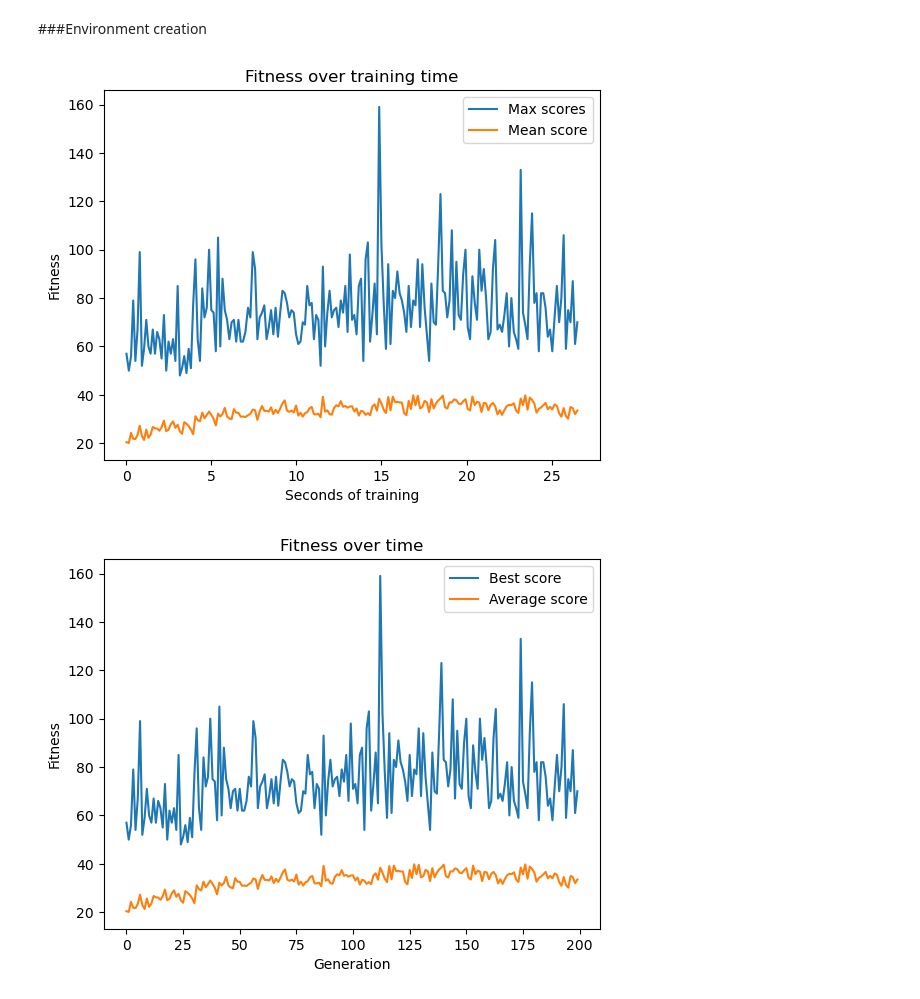
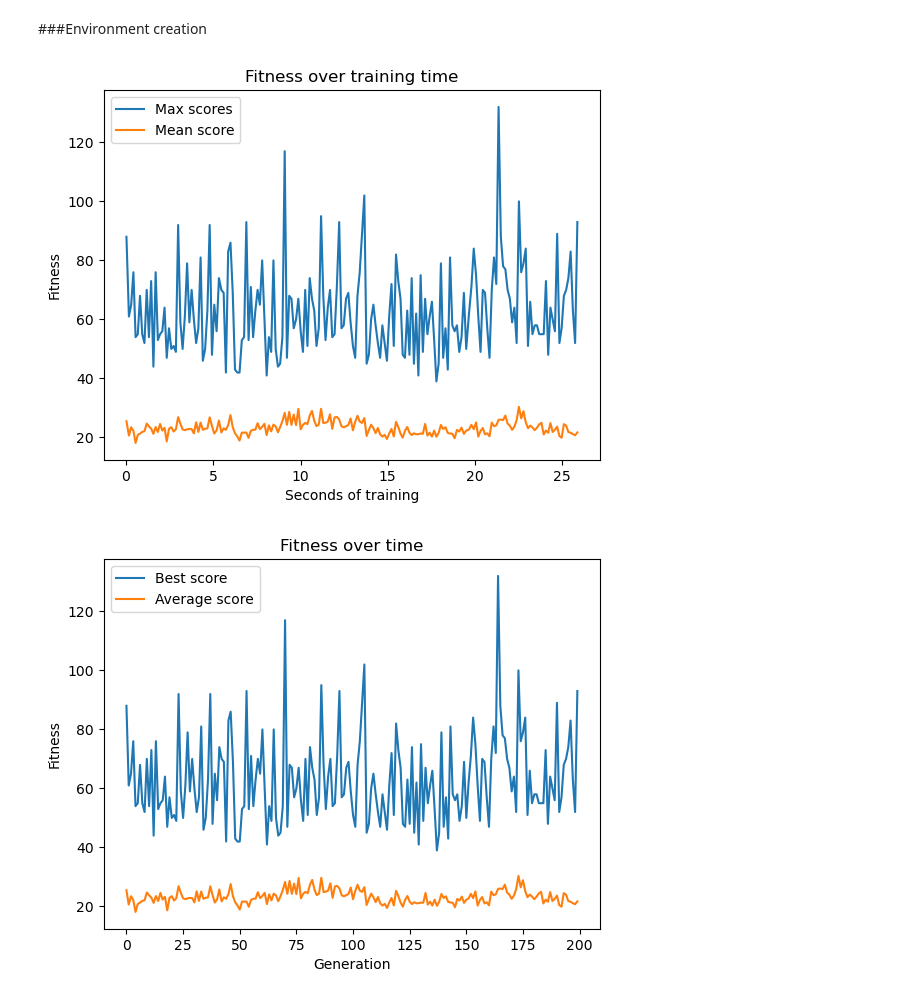
Before and after one commit to MelvinGode/RL_GA_Analysis, a Jupyter notebook: cart_pole/GA/GA_test.ipynb, the cells around one changed output. Saved outputs shown, nothing was run; the diff lists cells and outputs as text; code cells hidden in the pictures.

```diff
--- a/cart_pole/GA/GA_test.ipynb
+++ b/cart_pole/GA/GA_test.ipynb
@@ -243,10 +243,10 @@ class GA_agent():
     return frames
 # %%
 nb_gen = 200
-pop_size = 500
+pop_size = 50
 mutation_rate = 0.005
 # %%
-agent = GA_agent("fitness", nb_gen, pop_size, mutation_rate)
+agent = GA_agent("rank", nb_gen, pop_size, mutation_rate)
 # %%
 agent.evolve()
 # %%
@@ -254,9 +254,9 @@ agent.evolve()
 # %%
 agent.plot_evolution_per_second()
 agent.plot_evolution()
 agent.plot_diversity()
 
-agent.save_metrics()
+#agent.save_metrics()
 # %% [output]
-[figure, old version]
+[figure, new version]
-[figure, old version]
+[figure, new version]
```
Also changed, not shown: parts of 1 cell of this notebook, 5 other files.
